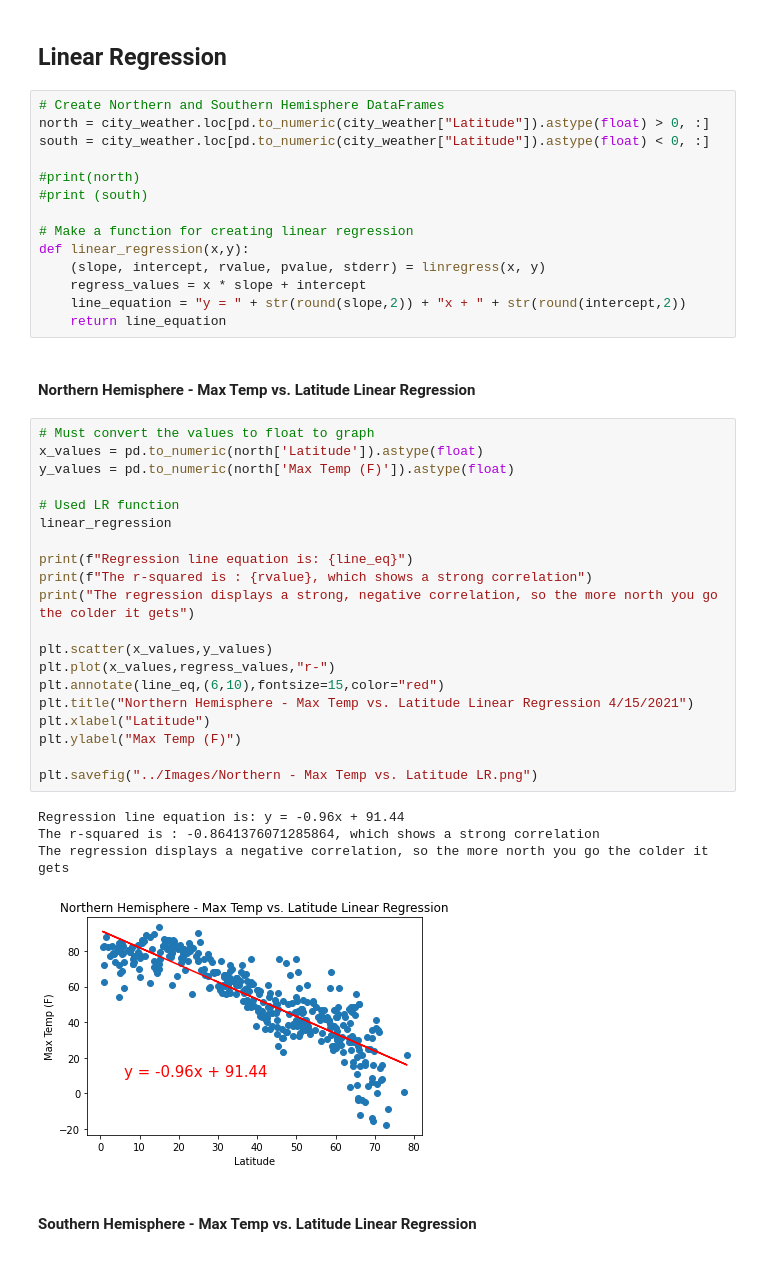
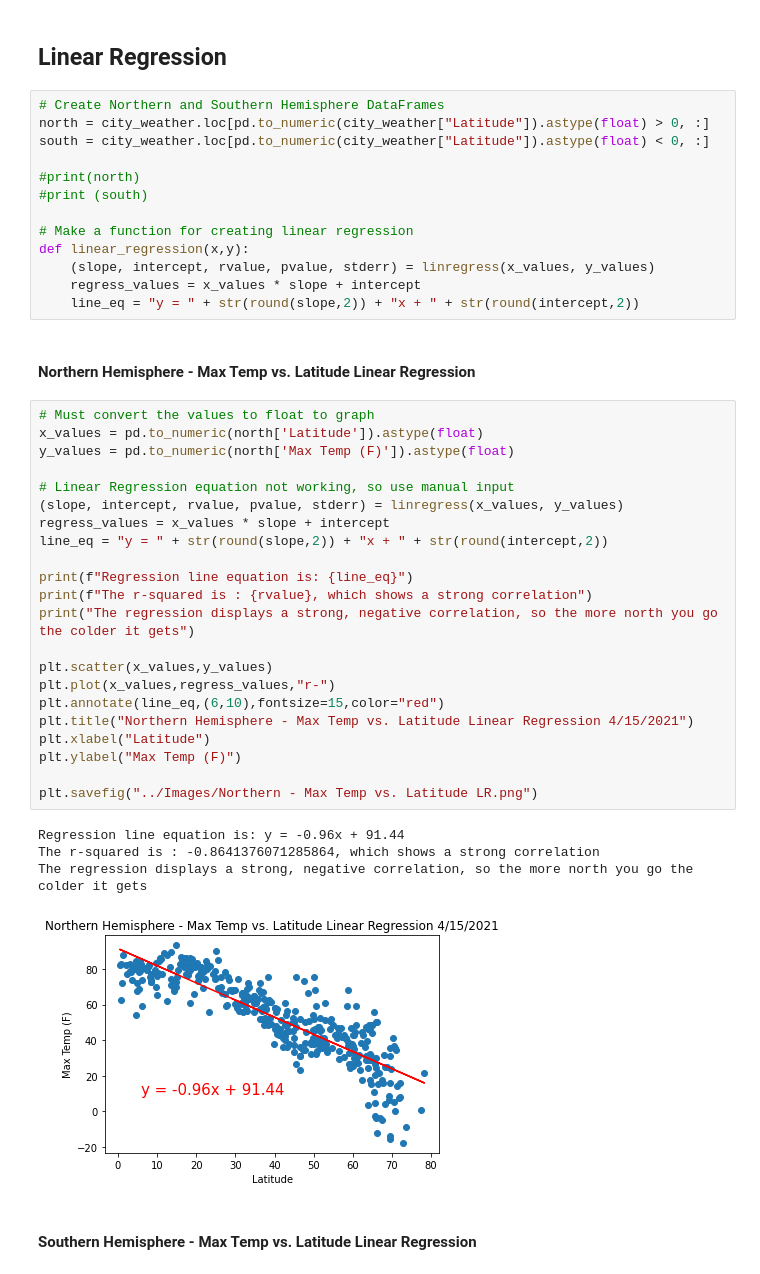
Before and after one commit to mgeorgic/Python-API-Weather, a Jupyter notebook: Code/WeatherPy.ipynb, the cells around one changed output. Cells and saved outputs as stored; diff of their text form.

```diff
--- a/Code/WeatherPy.ipynb
+++ b/Code/WeatherPy.ipynb
@@ -268,37 +265,38 @@ south = city_weather.loc[pd.to_numeric(city_weather["Latitude"]).astype(float) <
 
 # Make a function for creating linear regression
 def linear_regression(x,y):
-    (slope, intercept, rvalue, pvalue, stderr) = linregress(x, y)
-    regress_values = x * slope + intercept
-    line_equation = "y = " + str(round(slope,2)) + "x + " + str(round(intercept,2))
-    return line_equation
+    (slope, intercept, rvalue, pvalue, stderr) = linregress(x_values, y_values)
+    regress_values = x_values * slope + intercept
+    line_eq = "y = " + str(round(slope,2)) + "x + " + str(round(intercept,2))
 # %% [markdown]
 ####  Northern Hemisphere - Max Temp vs. Latitude Linear Regression
 # %%
 # Must convert the values to float to graph
 x_values = pd.to_numeric(north['Latitude']).astype(float)
 y_values = pd.to_numeric(north['Max Temp (F)']).astype(float)
 
-# Used LR function
-linear_regression
+# Linear Regression equation not working, so use manual input
+(slope, intercept, rvalue, pvalue, stderr) = linregress(x_values, y_values)
+regress_values = x_values * slope + intercept
+line_eq = "y = " + str(round(slope,2)) + "x + " + str(round(intercept,2))
 
 print(f"Regression line equation is: {line_eq}")
 print(f"The r-squared is : {rvalue}, which shows a strong correlation")
 print("The regression displays a strong, negative correlation, so the more north you go the colder it gets")
 
 plt.scatter(x_values,y_values)
 plt.plot(x_values,regress_values,"r-")
 plt.annotate(line_eq,(6,10),fontsize=15,color="red")
 plt.title("Northern Hemisphere - Max Temp vs. Latitude Linear Regression 4/15/2021")
 plt.xlabel("Latitude")
 plt.ylabel("Max Temp (F)")
 
 plt.savefig("../Images/Northern - Max Temp vs. Latitude LR.png")
 # %% [output]
 Regression line equation is: y = -0.96x + 91.44
 The r-squared is : -0.8641376071285864, which shows a strong correlation
-The regression displays a negative correlation, so the more north you go the colder it gets
+The regression displays a strong, negative correlation, so the more north you go the colder it gets
-[figure, old version]
+[figure, new version]
 # %% [markdown]
 ####  Southern Hemisphere - Max Temp vs. Latitude Linear Regression
 # %%
```
Also changed, not shown: parts of 14 cells of this notebook, 1 other file.
